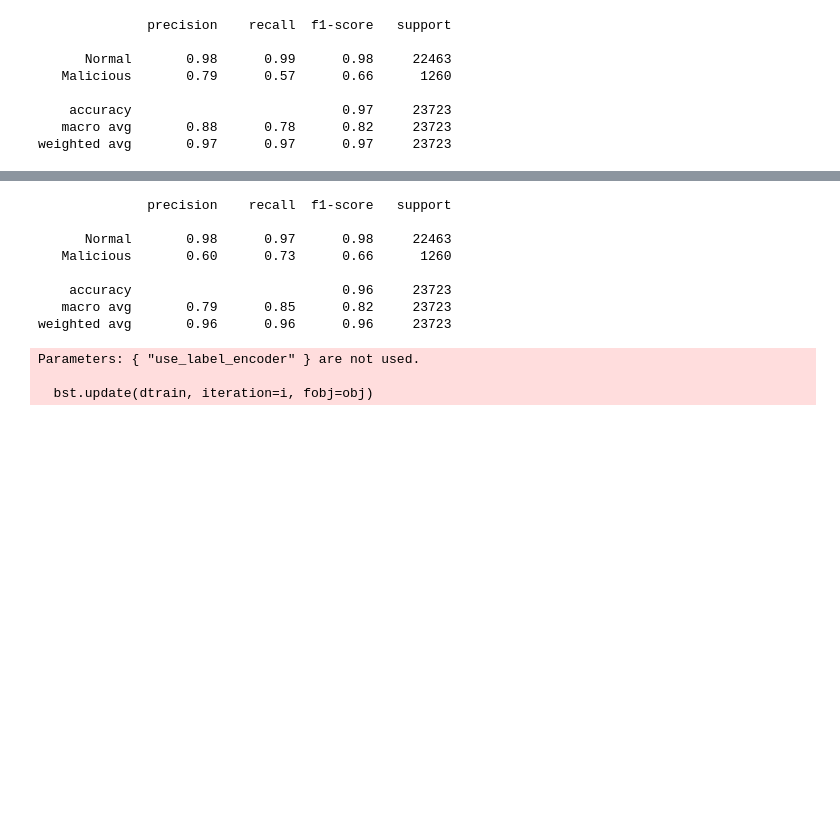
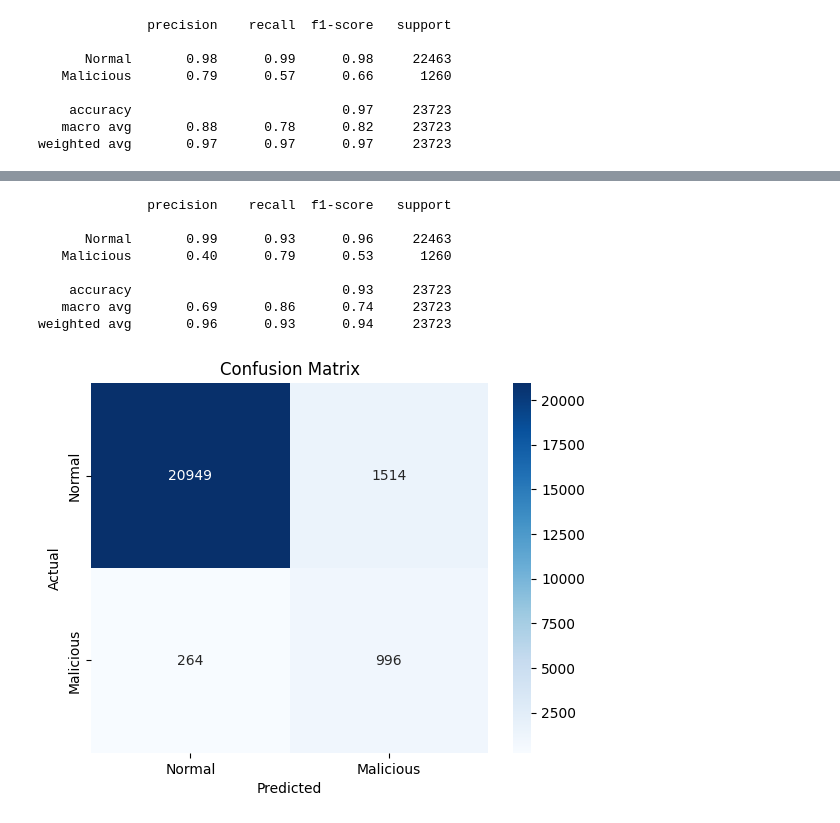
Before and after one commit to Khotso-Bore/securityProject, a Jupyter notebook: model/model.ipynb, the cells around one changed output, grey strips where cells are left out. Cells and saved outputs as stored; diff of their text form; code cells hidden in the pictures; blank space fills up the shorter version.

```diff
--- a/model/model.ipynb
+++ b/model/model.ipynb
@@ -265,18 +302,11 @@ weighted avg       0.97      0.97      0.97     23723
 from xgboost import XGBClassifier
 from sklearn.model_selection import train_test_split
 from sklearn.metrics import classification_report
+from sklearn.linear_model import LogisticRegression
 
 # Initialize the model
 # scale_pos_weight helps handle imbalanced classes
-model = XGBClassifier(
-    n_estimators=100,
-    max_depth=3,
-    learning_rate=0.1,
-    scale_pos_weight=pos_weight, # Example: if ratio of majority to minority is 9:1
-    use_label_encoder=False,
-    eval_metric='logloss'
-)
-
+model = XGBClassifier(n_estimators=100, learning_rate=0.1, max_depth=5, scale_pos_weight=imbalance_ratio)
 # Train the model on your data
 model.fit(X_tensor.cpu(), y_tensor.cpu())
 
@@ -285,15 +315,31 @@ predictions = model.predict(X_test_scaled)
 
 #print the full report
 print(classification_report(y_test, predictions, target_names=['Normal', 'Malicious']))
+
+
+
+results = {
+    'name': 'XGBoost',
+    'model': model,
+    'classification_report': classification_report(y_test, predictions, target_names=['Normal', 'Malicious'])
+}
+
+models.append(results)
 # %% [output]
               precision    recall  f1-score   support
 
-      Normal       0.98      0.97      0.98     22463
-   Malicious       0.60      0.73      0.66      1260
+      Normal       0.99      0.93      0.96     22463
+   Malicious       0.40      0.79      0.53      1260
 
-    accuracy                           0.96     23723
-   macro avg       0.79      0.85      0.82     23723
-weighted avg       0.96      0.96      0.96     23723
+    accuracy                           0.93     23723
+   macro avg       0.69      0.86      0.74     23723
+weighted avg       0.96      0.93      0.94     23723
-Parameters: { "use_label_encoder" } are not used.
-
-  bst.update(dtrain, iteration=i, fobj=obj)
+# %%
+cm = confusion_matrix(y_test, predictions)
+sns.heatmap(cm, annot=True, fmt='d', cmap='Blues', xticklabels=['Normal', 'Malicious'], yticklabels=['Normal', 'Malicious'])
+plt.xlabel('Predicted')
+plt.ylabel('Actual')
+plt.title('Confusion Matrix')
+plt.show()
+# %% [output]
+[figure, added]
```
Also changed, not shown: parts of 8 cells of this notebook.
